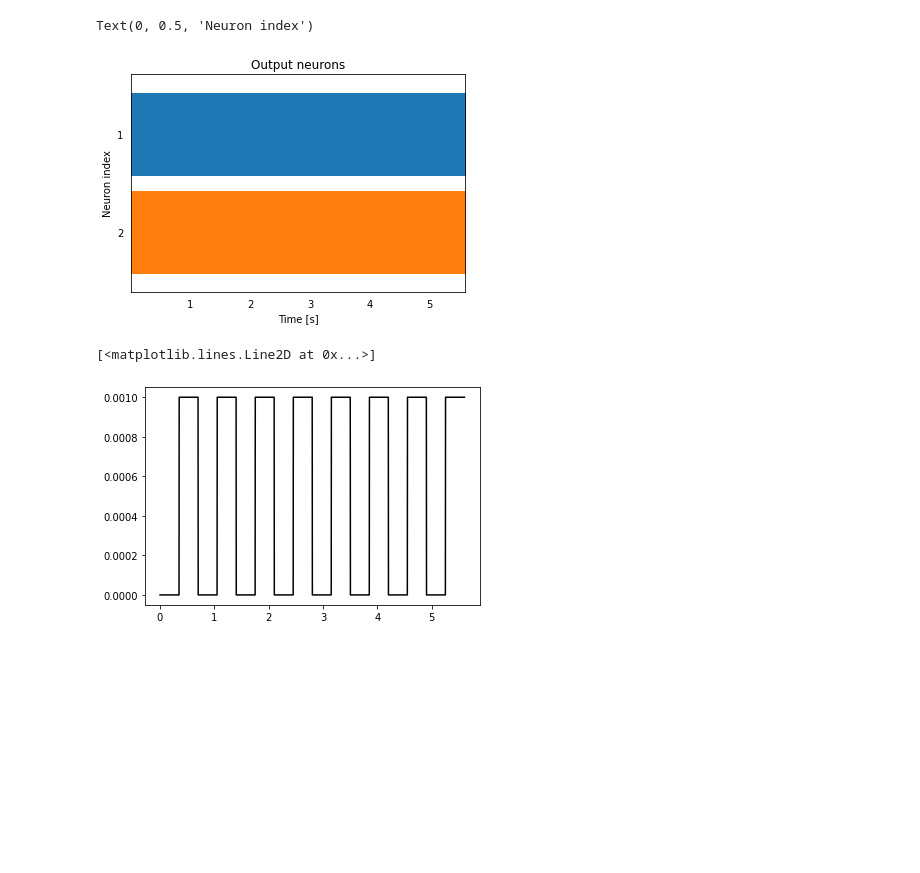
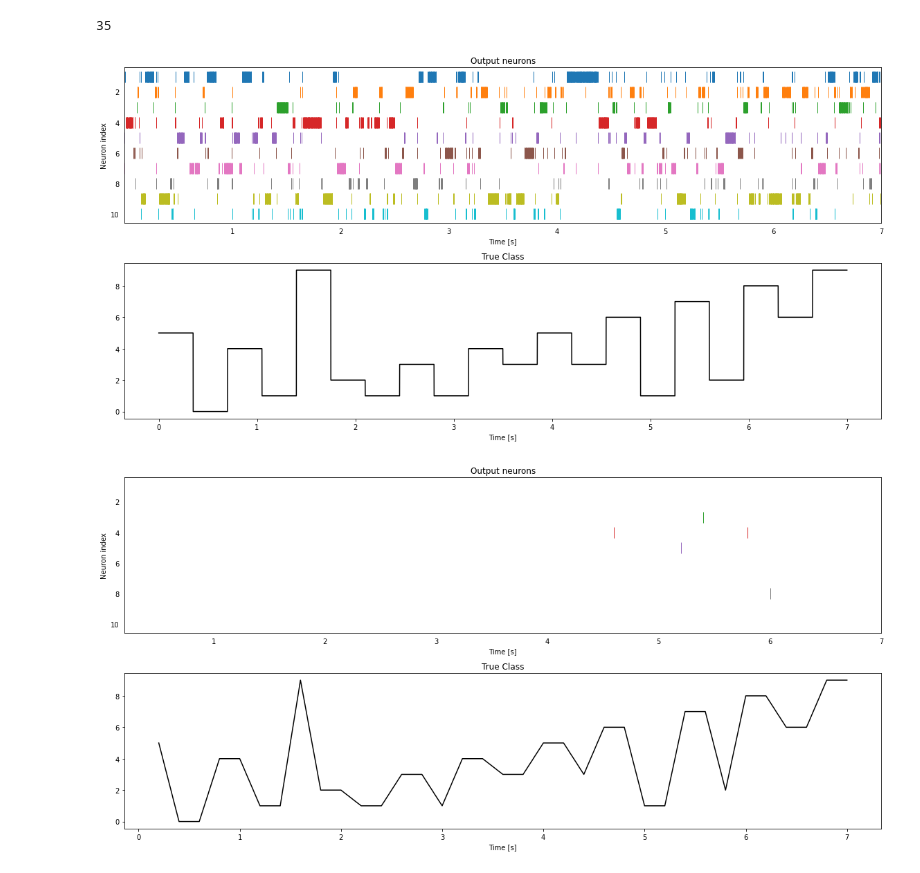
Before and after one commit to H-Elbez/Nengo, a Jupyter notebook: MNIST-STDP-VDSP.ipynb, the cells around one changed output. Drawn from its saved outputs; the diff is of its cells as text; code cells hidden in the pictures; blank space fills up the shorter version.

```diff
--- a/MNIST-STDP-VDSP.ipynb
+++ b/MNIST-STDP-VDSP.ipynb
@@ -266,13 +352,54 @@ Simulation finished in 0:00:03.
+# %%
+now = str(datetime.now().time())
+folder = os.getcwd()+"/My_Sim"+now
+os.mkdir(folder)
+for tstep in np.arange(0, len(weights), 10):
+    tstep = int(tstep)
+    fig, axes = plt.subplots(int(n_neurons), 1, figsize=(5,50))
+
+    for i in range(0,(n_neurons)):
+        axes[i].matshow(np.reshape(weights[tstep][i],(28,28)))
+
+    plt.tight_layout()
+    fig.savefig(folder+'/mnist'+str(tstep)+'.png')
+    plt.close()
+# %%
+len(weights)
+# %% [output]
+35
 # %%
+plt.figure(figsize=(16,8))
+
+plt.subplot(2,1,1)
 plt.title('Output neurons')
 rasterplot(sim.trange(), sim.data[p_layer_1])
 plt.xlabel("Time [s]")
 plt.ylabel("Neuron index")
+
+plt.subplot(2,1,2)
+plt.plot(sim.trange(), sim.data[p_true_label], c='k', label='spikes')
+plt.title('True Class')
+plt.xlabel("Time [s]")
+plt.tight_layout()
+
+plt.savefig(folder+'\outmnist'+str(tstep)+'.png')
 # %% [output]
-Text(0, 0.5, 'Neuron index')
-[figure, old version]
+[figure, new version]
-# %%
-plt.plot(sim.trange(), sim.data[p_true_label]/1000, c='k', label='spikes')
-# %% [output]
-[<matplotlib.lines.Line2D at 0x...>]
-[figure, removed]
+# %%
+plt.figure(figsize=(16,8))
+
+plt.subplot(2,1,1)
+plt.title('Output neurons')
+rasterplot(sim.trange(sample_every=0.2), sim.data[p_layer_1])
+plt.xlabel("Time [s]")
+plt.ylabel("Neuron index")
+
+plt.subplot(2,1,2)
+plt.plot(sim.trange(sample_every=0.2), sim.data[p_true_label], c='k', label='spikes')
+plt.title('True Class')
+plt.xlabel("Time [s]")
+plt.tight_layout()
+
+plt.savefig(folder+'\outmnist'+str(tstep)+'.png')
+# %% [output]
+[figure, added]
```
Also changed, not shown: parts of 11 cells of this notebook, 7 other files.
